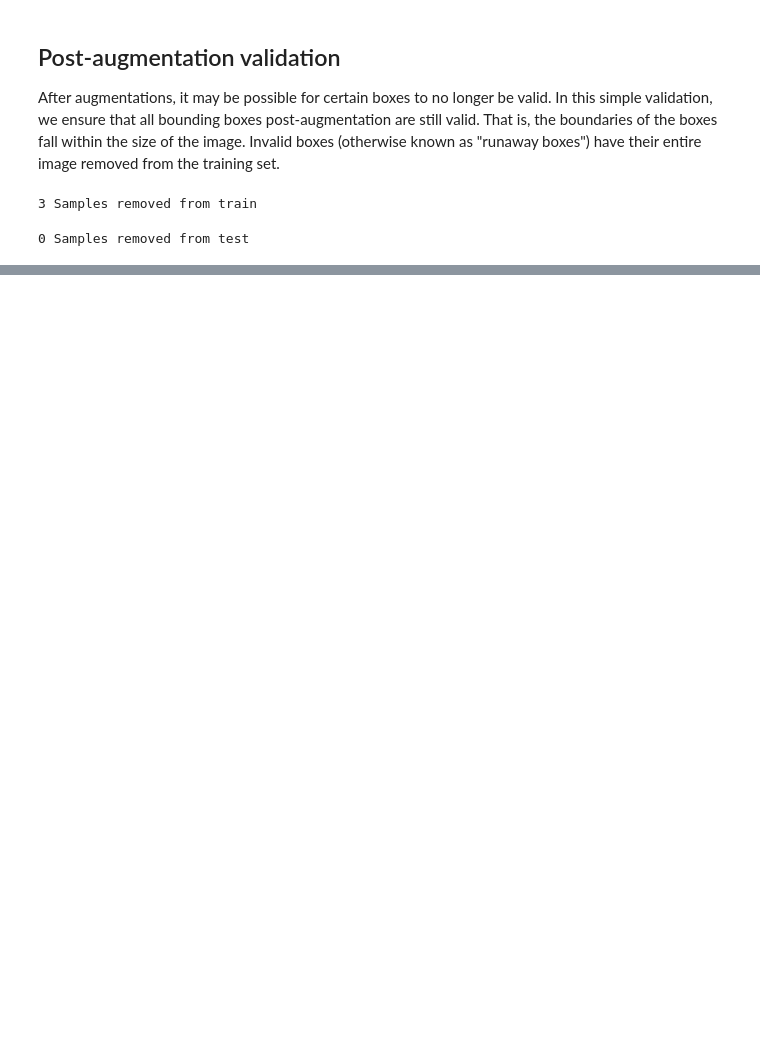
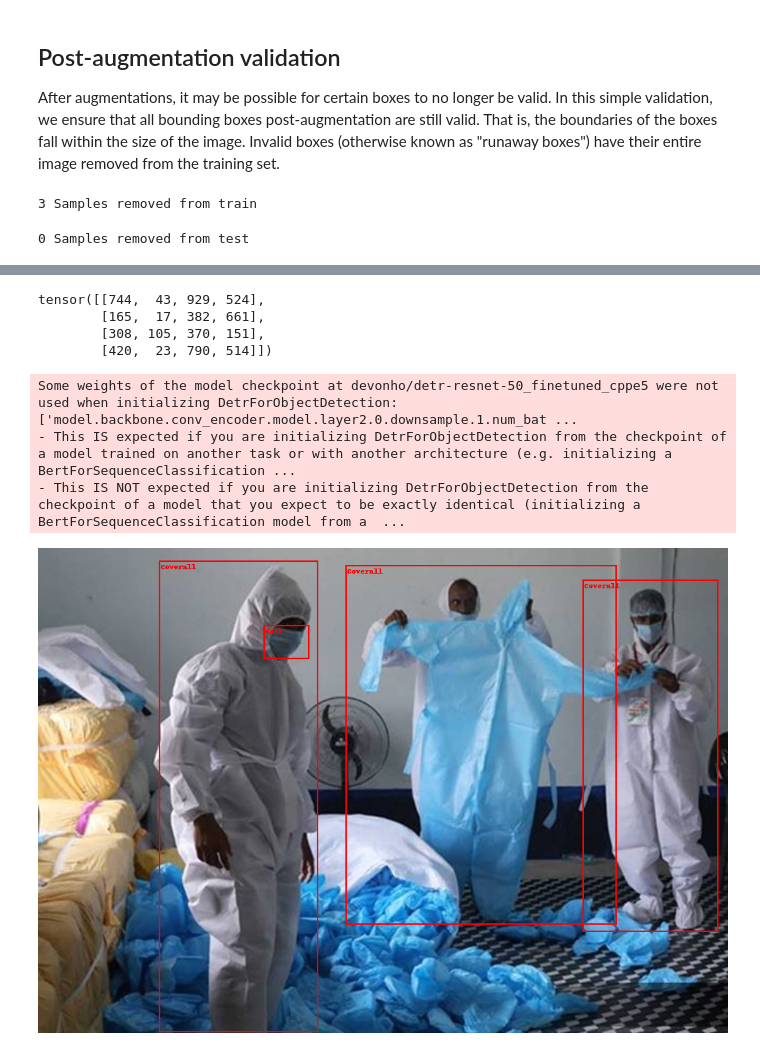
Before and after one commit to Ben-Epstein/domino-dca-notebooks, a Jupyter notebook: reference-project-object-detection/HuggingFace + MLFlow Object Detection.ipynb, the cells around one changed output, grey strips where cells are left out. Cells and saved outputs as stored; diff of their text form; code cells hidden in the pictures; blank space fills up the shorter version.

```diff
--- a/reference-project-object-detection/HuggingFace + MLFlow Object Detection.ipynb
+++ b/reference-project-object-detection/HuggingFace + MLFlow Object Detection.ipynb
@@ -95,8 +150,9 @@ transform = albumentations.Compose(
 # %%
 from typing import List, Dict
 
-# Structure annotations to format: {'image_id': int, 'annotations': List[Dict]}
+
 def formatted_anns(image_id: int, category: Dict, area: List[float], bbox: List[float]) -> List[Dict]:
+    """Structure annotations to format: {'image_id': int, 'annotations': List[Dict]}"""
     annotations = []
     for i in range(len(category)):
         new_ann = {
@@ -110,8 +166,9 @@ def formatted_anns(image_id: int, category: Dict, area: List[float], bbox: List[
 
     return annotations
 
-# transforming a batch
+
 def transform_aug_ann(examples: Dict[str, List]):
+    """Transform a batch of examples into annotations"""
     image_ids = examples["image_id"]
     images, bboxes, area, categories = [], [], [], []
     for image, objects in zip(examples[IMAGE_COL], examples[OBJECTS_COL]):
@@ -132,7 +189,4 @@ def transform_aug_ann(examples: Dict[str, List]):
 
 
 # Use with_transform so these transformations happen on-the-fly rather than all at once
-ds[train_split] = ds[train_split].with_transform(transform_aug_ann)
-
-# View one sample
-ds[train_split][15]
+ds.set_transform(transform_aug_ann)
@@ -189,7 +229,7 @@ def collate_fn(batch: List[Dict[str, Any]]) -> Dict[str, Any]:
     (1) and which are padding (0).
     """
     pixel_values = [item["pixel_values"] for item in batch]
-    encoding = image_processor.pad_and_create_pixel_mask(pixel_values, return_tensors="pt")
+    encoding = image_processor.pad(pixel_values, return_tensors="pt")
     labels = [item["labels"] for item in batch]
     result = {}
     result["pixel_values"] = encoding["pixel_values"]
@@ -276,0 +330,39 @@ with mlflow.start_run(run_id=run_id):
+# %%
+preds_xyxy
+# %% [output]
+tensor([[744,  43, 929, 524],
+        [165,  17, 382, 661],
+        [308, 105, 370, 151],
+        [420,  23, 790, 514]])
+# %%
+from transformers import pipeline
+
+# Save our model
+model_name = f"/mnt/artifacts/{mlflow_run_name}"
+trainer.save_model(model_name)
+# Load our pipeline
+# detector = pipeline("object-detection", model=model_name)
+detector = pipeline("object-detection", model="devonho/detr-resnet-50_finetuned_cppe5")
+
+records = load_dataset(DATASET_NAME)[train_split]
+image = records[0][IMAGE_COL]
+
+preds = detector(image)
+boxes = [p["box"] for p in preds]
+labels = [p["label"] for p in preds]
+preds_xyxy = torch.tensor([[box["xmin"], box["ymin"], box["xmax"], box["ymax"]] for box in boxes])
+
+to_pil_image(
+    draw_bounding_boxes(
+        pil_to_tensor(image),
+        preds_xyxy,
+        colors="red",
+        labels=labels,
+        width=2,
+    )
+)
+# %% [output]
+Some weights of the model checkpoint at devonho/detr-resnet-50_finetuned_cppe5 were not used when initializing DetrForObjectDetection: ['model.backbone.conv_encoder.model.layer2.0.downsample.1.num_bat ...
+- This IS expected if you are initializing DetrForObjectDetection from the checkpoint of a model trained on another task or with another architecture (e.g. initializing a BertForSequenceClassification ...
+- This IS NOT expected if you are initializing DetrForObjectDetection from the checkpoint of a model that you expect to be exactly identical (initializing a BertForSequenceClassification model from a  ...
+[figure, added]
```
Also changed, not shown: parts of 17 cells of this notebook.
